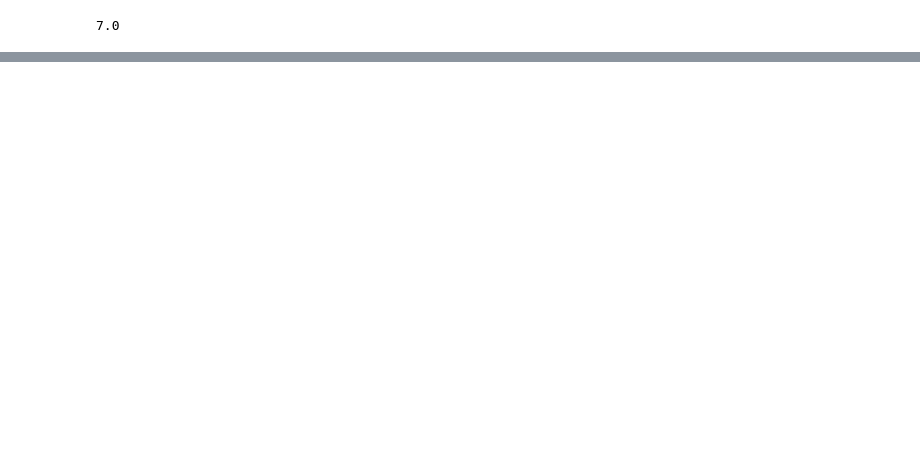
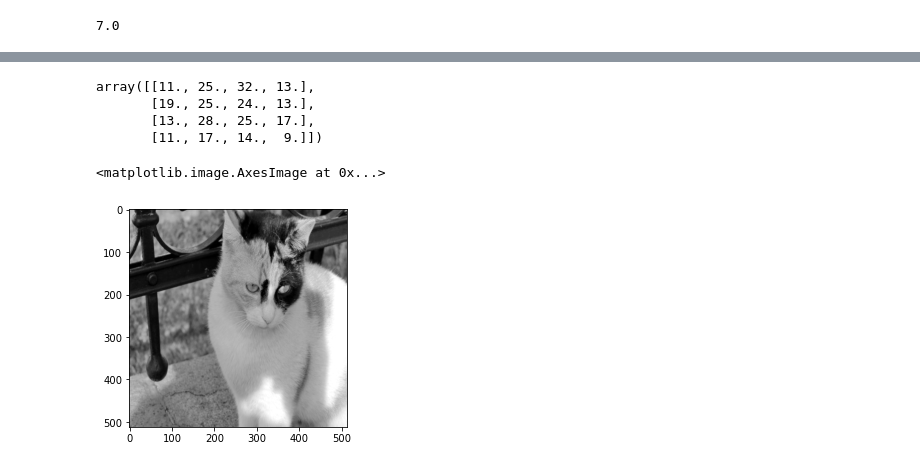
Before and after one commit to luigiselmi/dlwpt_nb, a Jupyter notebook: pml3/convolutional_neural_networks.ipynb, the cells around one changed output, grey strips where cells are left out. Saved outputs shown, nothing was run; the diff lists cells and outputs as text; code cells hidden in the pictures; blank space fills up the shorter version.

```diff
--- a/pml3/convolutional_neural_networks.ipynb
+++ b/pml3/convolutional_neural_networks.ipynb
@@ -72,0 +124,18 @@ y
+# %%
+X = [[1, 3, 2, 4], [5, 6, 1, 3], [1, 2, 0, 2], [3, 4, 3, 2]]
+W = [[1, 0, 3], [1, 2, 1], [0, 1, 1]]
+conv2d(X, W, p=(1, 1), s=(1, 1))
+# %% [output]
+array([[11., 25., 32., 13.],
+       [19., 25., 24., 13.],
+       [13., 28., 25., 17.],
+       [11., 17., 14.,  9.]])
+# %%
+from skimage import io
+from skimage.transform import resize
+cat_img = io.imread('images/cat_dog_images/cat-01.jpg')[:,:,0] # use only one channel (red = 0, green = 1, blue = 2)
+cat_img_resize = resize(cat_img, (512, 512))
+plt.imshow(cat_img_resize, cmap='gray')
+# %% [output]
+<matplotlib.image.AxesImage at 0x...>
+[figure, added]
```
Also changed, not shown: parts of 11 cells of this notebook, 1 other file.
